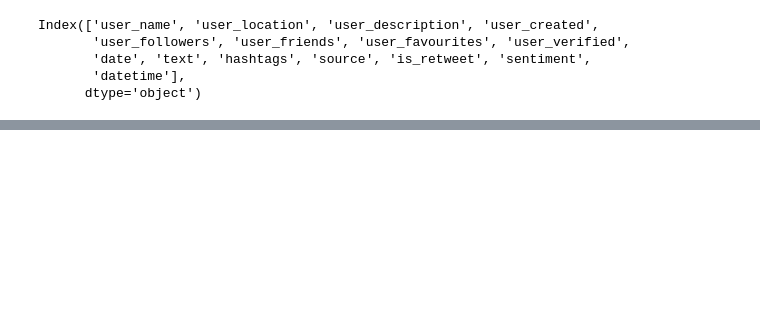
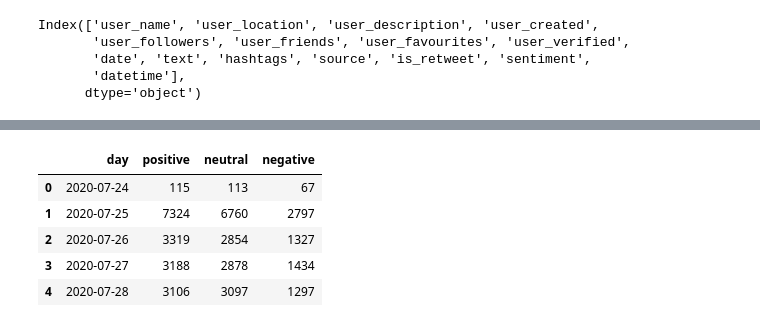
Before and after one commit to rjc89/Kaggle, a Jupyter notebook: COVID19_Twitter_sentiment/COVID19_Twitter_sentiment.ipynb, the cells around one changed output, grey strips where cells are left out. Drawn from its saved outputs; the diff is of its cells as text; code cells hidden in the pictures; blank space fills up the shorter version.

```diff
--- a/COVID19_Twitter_sentiment/COVID19_Twitter_sentiment.ipynb
+++ b/COVID19_Twitter_sentiment/COVID19_Twitter_sentiment.ipynb
@@ -172,0 +219,9 @@ ValueError: x and y must have same first dimension, but have shapes (1,) and (3,
+# %%
+daily_df.head()
+# %% [output]
+|  | day | positive | neutral | negative |
+| 0 | 2020-07-24 | 115 | 113 | 67 |
+| 1 | 2020-07-25 | 7324 | 6760 | 2797 |
+| 2 | 2020-07-26 | 3319 | 2854 | 1327 |
+| 3 | 2020-07-27 | 3188 | 2878 | 1434 |
+| 4 | 2020-07-28 | 3106 | 3097 | 1297 |
```
Also changed, not shown: parts of 14 cells of this notebook.
